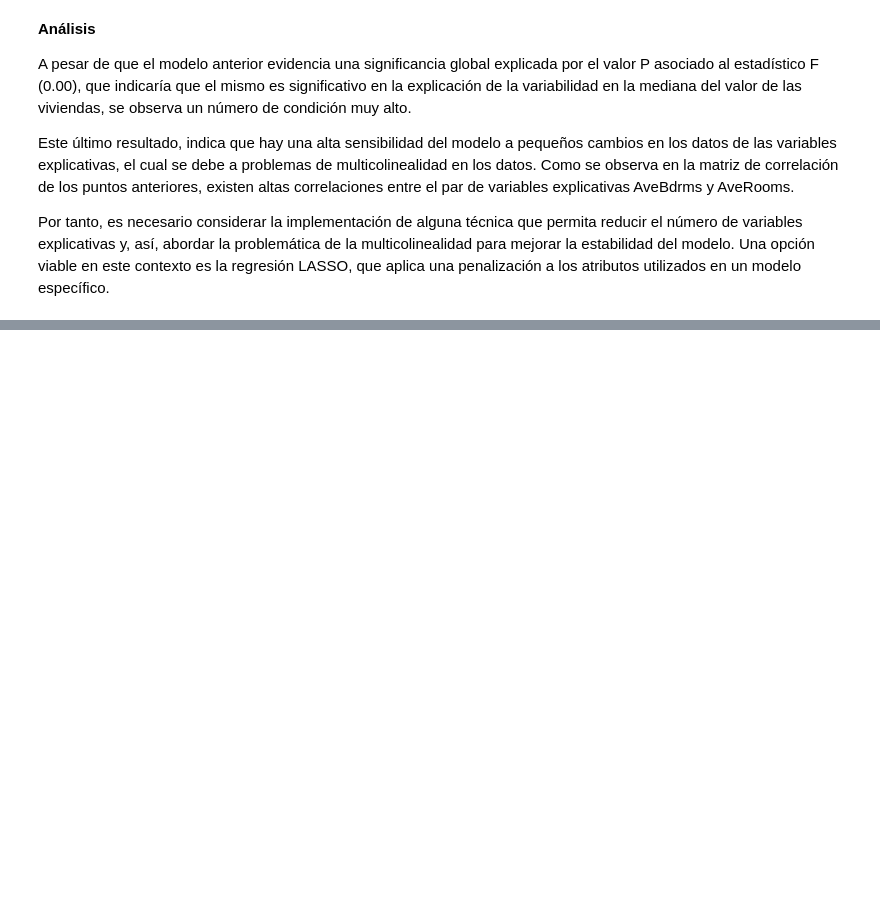
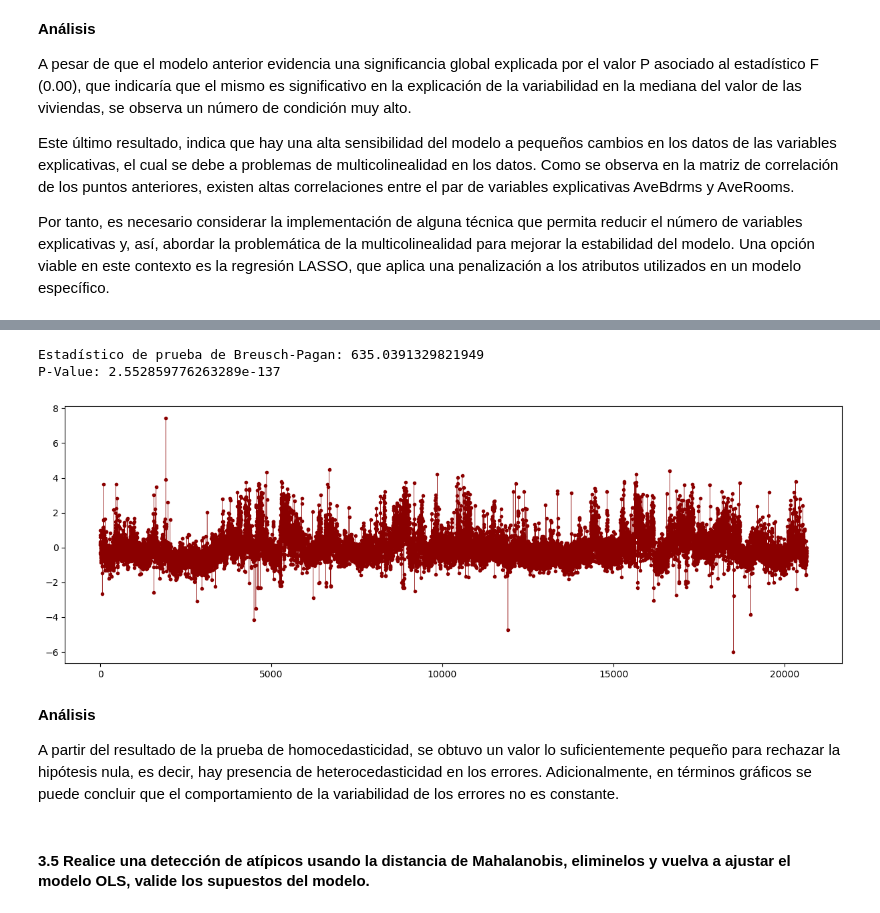
Before and after one commit to Daniel1martinez2/mcd-analisis-cuantitativo-evaluacion-1, a Jupyter notebook: punto3.ipynb, the cells around one changed output, grey strips where cells are left out. Saved outputs shown, nothing was run; the diff lists cells and outputs as text; code cells hidden in the pictures; blank space fills up the shorter version.

Commit message:
Avance - Falta revisar valores de alfa

```diff
--- a/punto3.ipynb
+++ b/punto3.ipynb
@@ -371,0 +642,22 @@ Por tanto, es necesario considerar la implementación de alguna técnica que per
+# %%
+#A través de este código se utiliza el método .exog que accede a la matriz de variables independientes del modelo
+
+bp_test = sm.stats.diagnostic.het_breuschpagan(results.resid, results.model.exog)
+print("Estadístico de prueba de Breusch-Pagan:", bp_test[0])
+print("P-Value:", bp_test[1])
+# %% [output]
+Estadístico de prueba de Breusch-Pagan: 635.0391329821949
+P-Value: 2.552859776263289e-137
+# %%
+plt.figure(figsize=(15,5))
+plt.plot(results.resid, '.-', color ="darkred", linewidth=0.3)
+plt.show()
+# %% [output]
+[figure, added]
+# %% [markdown]
+**Análisis**
+
+
+A partir del resultado de la prueba de homocedasticidad, se obtuvo un valor lo suficientemente pequeño para rechazar la hipótesis nula, es decir, hay presencia de heterocedasticidad en los errores. Adicionalmente, en términos gráficos se puede concluir que el comportamiento de la variabilidad de los errores no es constante.
+# %% [markdown]
+#### **3.5** Realice una detección de atípicos usando la distancia de Mahalanobis, eliminelos y vuelva a ajustar el modelo OLS, valide los supuestos del modelo.
```
Also changed, not shown: parts of 55 cells of this notebook.
